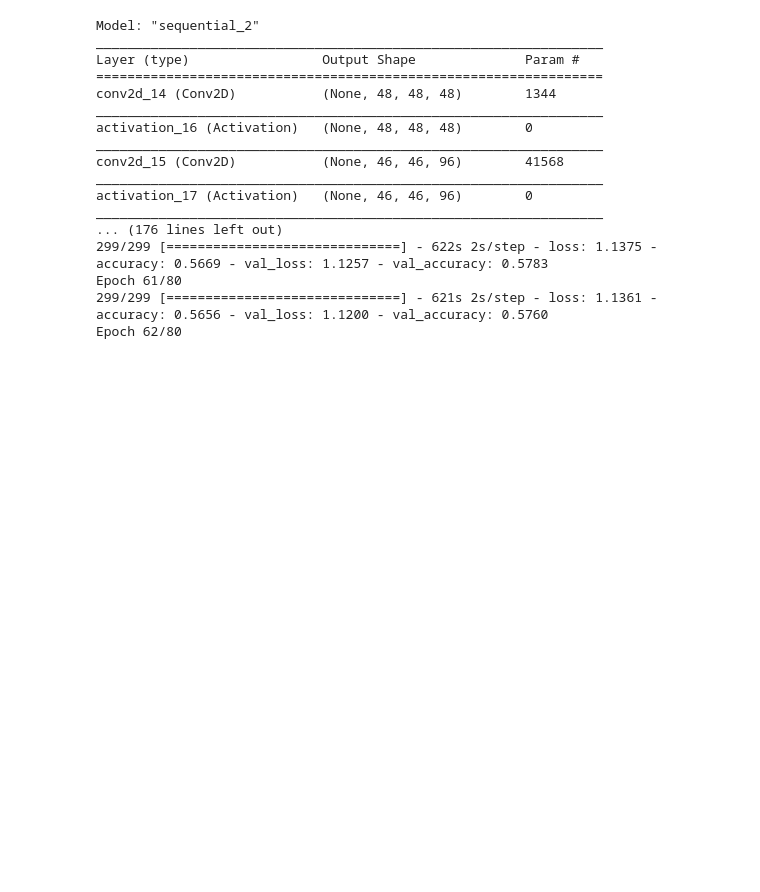
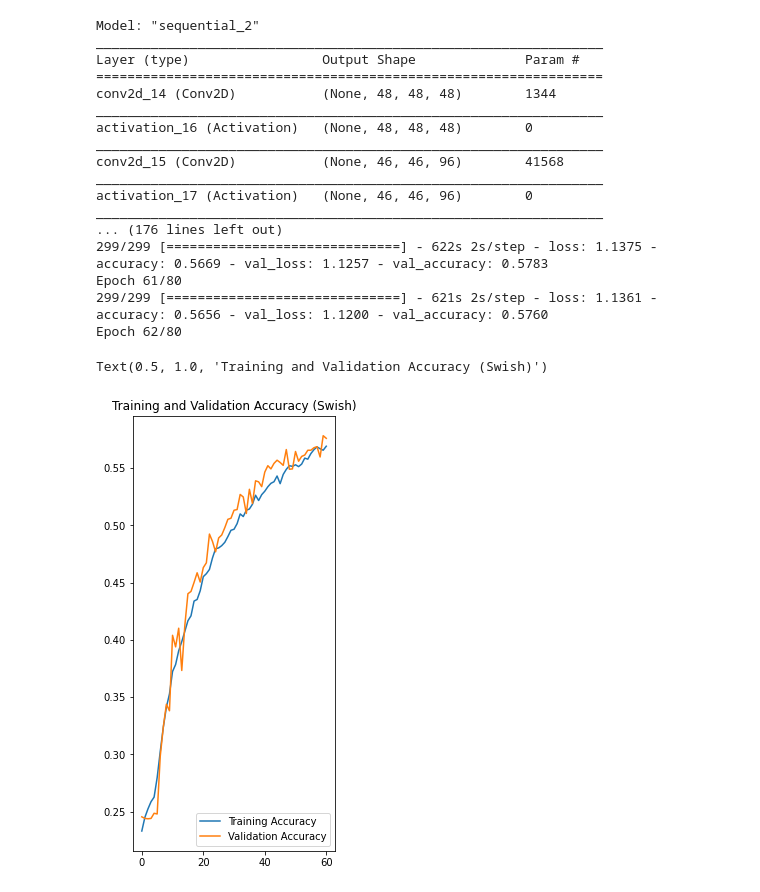
Before and after one commit to AshQTan/w207-Final-Project, a Jupyter notebook: w203CNNmodels.ipynb, the cells around one changed output. Saved outputs shown, nothing was run; the diff lists cells and outputs as text; code cells hidden in the pictures; blank space fills up the shorter version.

```diff
--- a/w203CNNmodels.ipynb
+++ b/w203CNNmodels.ipynb
@@ -459,3 +468,26 @@ _________________________________________________________________
 Epoch 61/80
 299/299 [==============================] - 621s 2s/step - loss: 1.1361 - accuracy: 0.5656 - val_loss: 1.1200 - val_accuracy: 0.5760
 Epoch 62/80
+# %%
+epochs_range = range(61)
+
+import matplotlib.pyplot as plt
+
+acc = [0.2331, 0.2450, 0.2524, 0.2587, 0.2627, 0.2798, 0.3026, 0.3238, 0.3413, 0.3528, 0.3724, 0.3785, 0.3905, 0.3985, 0.4075, 0.4167, 0.4210, 0.4339, 0.4353, 0.4429, 0.4552, 0.4578, 0.4615, 0.4716, 0.4796, 0.4803, 0.4823, 0.4852, 0.4902, 0.4957, 0.4966, 0.5015, 0.5100, 0.5077, 0.5132, 0.5143, 0.5185, 0.5263, 0.5217, 0.5268, 0.5298, 0.5337, 0.5367, 0.5381, 0.5431, 0.5364, 0.5445, 0.5489, 0.5521, 0.5515, 0.5529, 0.5513, 0.5535, 0.5587, 0.5578, 0.5627, 0.5661, 0.5685, 0.5669, 0.5656, 0.5691]
+val_acc = [0.2455,0.2441, 0.2438, 0.2441, 0.2486, 0.2480, 0.2984, 0.3240, 0.3438, 0.3381, 0.4040, 0.3939, 0.4102, 0.3733, 0.4127, 0.4403, 0.4423, 0.4502, 0.4586, 0.4505, 0.4631, 0.4673, 0.4924, 0.4859, 0.4769, 0.4890, 0.4916, 0.4980, 0.5053, 0.5062, 0.5132, 0.5138, 0.5270, 0.5248, 0.5104, 0.5315, 0.5191, 0.5389, 0.5380, 0.5338, 0.5465, 0.5521, 0.5493, 0.5541, 0.5569, 0.5549, 0.5524, 0.5662, 0.5490, 0.5493, 0.5645, 0.5560, 0.5602, 0.5614, 0.5656, 0.5656, 0.5678, 0.5687, 0.5597, 0.5783, 0.5760]
+plt.figure(figsize=(8, 8))
+plt.subplot(1, 2, 1)
+plt.plot(epochs_range, acc, label='Training Accuracy')
+plt.plot(epochs_range, val_acc, label='Validation Accuracy')
+plt.legend(loc='lower right')
+plt.title('Training and Validation Accuracy (Swish)')
+
+# plt.subplot(1, 2, 2)
+# plt.plot(epochs_range, loss, label='Training Loss')
+# plt.plot(epochs_range, val_loss, label='Validation Loss')
+# plt.legend(loc='upper right')
+# plt.title('Training and Validation Loss')
+# plt.show()
+# %% [output]
+Text(0.5, 1.0, 'Training and Validation Accuracy (Swish)')
+[figure, added]
```
Also changed, not shown: parts of 9 cells of this notebook.
